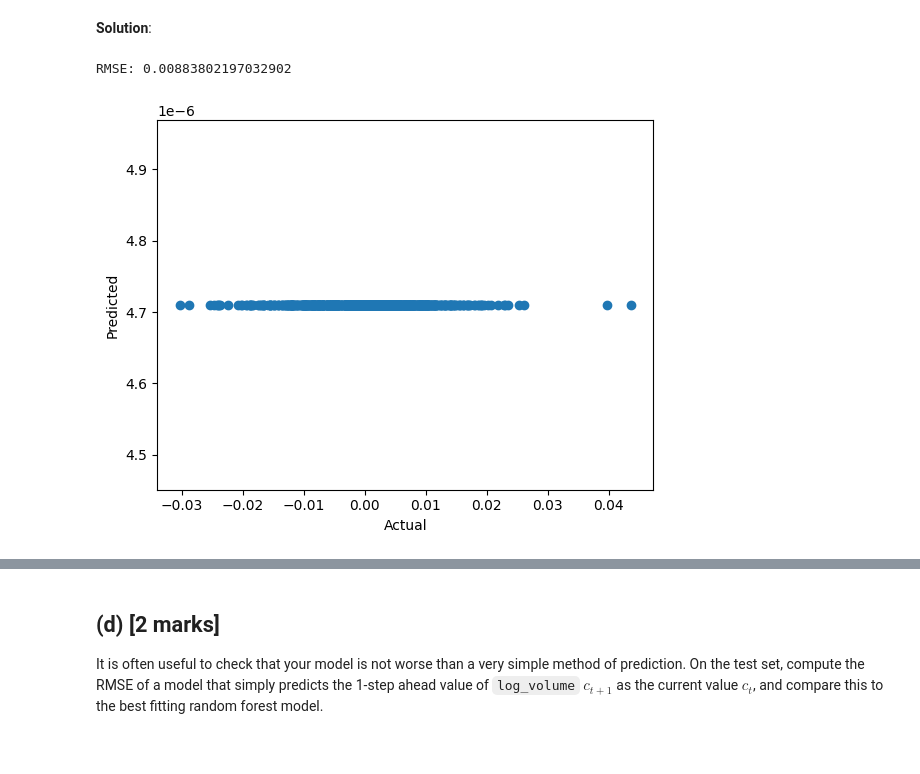
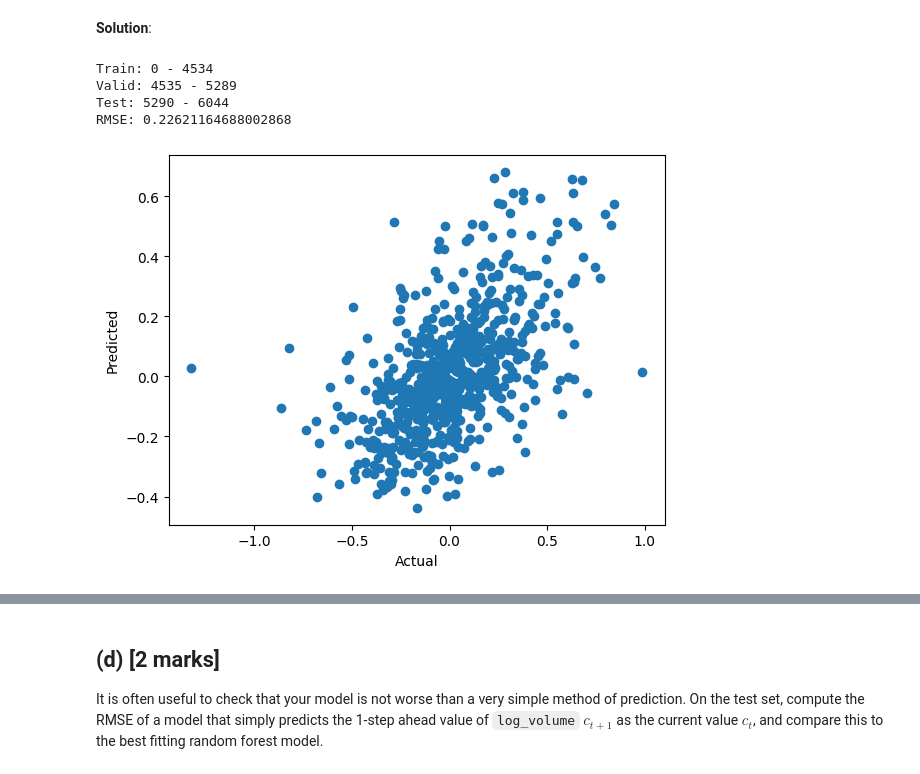
Before and after one commit to erevtsov/cfrm, a Jupyter notebook: notebooks/521/Homework2.ipynb, the cells around one changed output, grey strips where cells are left out. Drawn from its saved outputs; the diff is of its cells as text; code cells hidden in the pictures.

```diff
--- a/notebooks/521/Homework2.ipynb
+++ b/notebooks/521/Homework2.ipynb
@@ -63,8 +64,8 @@ fig.legend(['DJ Return', 'Log Volatility', 'Log Volume'], loc='upper left')
 # create the features frame by shifting the data by 0, 1, 2, 3, 4
 # and the target is the return of the next day
 data_obs = 5
-X = data.rename(columns={'DJ_return': 'a', 'log_volatility': 'b', 'log_volume': 'c'})[['a', 'b', 'c']].shift(np.array(range(data_obs)))
-Y = data['DJ_return'].shift(-1)
+X = data[['DJ_return', 'log_volatility', 'log_volume']].shift(np.array(range(data_obs)))
+Y = data['log_volume'].shift(-1)
 # remove the first (data_obs-1) rows and the last row
 X = X.iloc[(data_obs-1): data.shape[0]-1, :]
 Y = Y.iloc[(data_obs-1): data.shape[0]-1]
@@ -97,6 +94,9 @@ Consider fitting a random forest to predict the 1-step ahead value of `log_volum
 from sklearn.model_selection import TimeSeriesSplit
 from sklearn.ensemble import RandomForestRegressor
 from sklearn.metrics import mean_squared_error
+
+import numpy as np
+import pandas as pd
 
 def random_block(arr, size, seed):
     np.random.seed(seed)
@@ -106,11 +106,14 @@ def random_block(arr, size, seed):
 
 n_estimators = [200, 400, 600]
 alphas = [10**(-1*k)for k in [1, 3, 5, 7]]
+# alphas = [10**(-1*k)for k in [7, 9, 11, 13]]
 ts_cv = TimeSeriesSplit(n_splits=3)
 
 rf_rmse = pd.DataFrame(
     index=pd.MultiIndex.from_product([n_estimators, alphas], names=["n_estimators", "alphas"]))
 i = 0
+best_rmse = np.inf
+best_model = None
 for train_index, test_index in ts_cv.split(X):
         break_test_ind = int(test_index[0] + 0.5*(test_index[-1]-test_index[0]))
         valid_index = np.array(list(range(test_index[0],break_test_ind)))
@@ -123,6 +126,7 @@ for train_index, test_index in ts_cv.split(X):
         X_train, X_valid, X_test = X.loc[train_index,: ], X.loc[valid_index, :], X.loc[test_index, :]
         y_train, y_valid, y_test = Y.loc[train_index], Y.loc[valid_index], Y.loc[test_index]
 
+        # sample a 10% period of the training data
         start, end = random_block(X_train.index, size=0.1, seed=42)
         X_sample = X_train.iloc[start:end, :]
         y_sample = y_train.iloc[start:end]
@@ -137,7 +141,11 @@ for train_index, test_index in ts_cv.split(X):
                 )
                 rfr.fit(X_sample, y_sample)
                 y_val_rf = rfr.predict(X_valid)
-                rf_rmse.loc[idx[n, alpha], i] = np.sqrt(mean_squared_error(y_valid, y_val_rf))
+                rmse = np.sqrt(mean_squared_error(y_valid, y_val_rf))
+                rf_rmse.loc[idx[n, alpha], i] = rmse
+                if rmse < best_rmse:
+                    best_rmse = rmse
+                    best_model = rfr
         i += 1
 # %% [output]
 Train: 0 - 1512
@@ -175,31 +183,41 @@ Using the same time series split as in (b), compute the RMSE of the best fitting
 # %%
 i = 0
 for train_index, test_index in ts_cv.split(X):
-    i += 1
     if i == 2:
+        print()
         break_test_ind = int(test_index[0] + 0.5*(test_index[-1]-test_index[0]))
         valid_index = np.array(list(range(test_index[0],break_test_ind)))
         test_index = np.array(list(range(break_test_ind,test_index[-1])))
+        print(f'Train: {train_index[0]} - {train_index[-1]}')
+        print(f'Valid: {valid_index[0]} - {valid_index[-1]}')
+        print(f'Test: {test_index[0]} - {test_index[-1]}')
+
         # Split
         X_train, X_valid, X_test = X.loc[train_index,: ], X.loc[valid_index, :], X.loc[test_index, :]
         y_train, y_valid, y_test = Y.loc[train_index], Y.loc[valid_index], Y.loc[test_index]
 
-        rfr = RandomForestRegressor(
-            random_state=42,
-            n_jobs=-1,
-            n_estimators=400,
-            ccp_alpha=1e-5,
-        )
-        rfr.fit(X_train, y_train)
-        y_test_rf = rfr.predict(X_test)
+        # rfr = RandomForestRegressor(
+        #     random_state=42,
+        #     n_jobs=-1,
+        #     n_estimators=600,
+        #     ccp_alpha=1e-3,
+        # )
+        # rfr.fit(X_train, y_train)
+        y_test_rf = best_model.predict(X_test)
         rmse = np.sqrt(mean_squared_error(y_test, y_test_rf))
         print(f"RMSE: {rmse}")
 
         plt.scatter(y_test, y_test_rf)
+        # plt.xlim(-0.05, 0.05)
+        # plt.ylim(-0.05, 0.05)
         plt.xlabel("Actual")
         plt.ylabel("Predicted")
         plt.show()
         break
+    i += 1
 # %% [output]
-RMSE: 0.00883802197032902
+Train: 0 - 4534
+Valid: 4535 - 5289
+Test: 5290 - 6044
+RMSE: 0.22621164688002868
-[figure, old version]
+[figure, new version]
```
Also changed, not shown: parts of 53 cells of this notebook, 2 other files.
